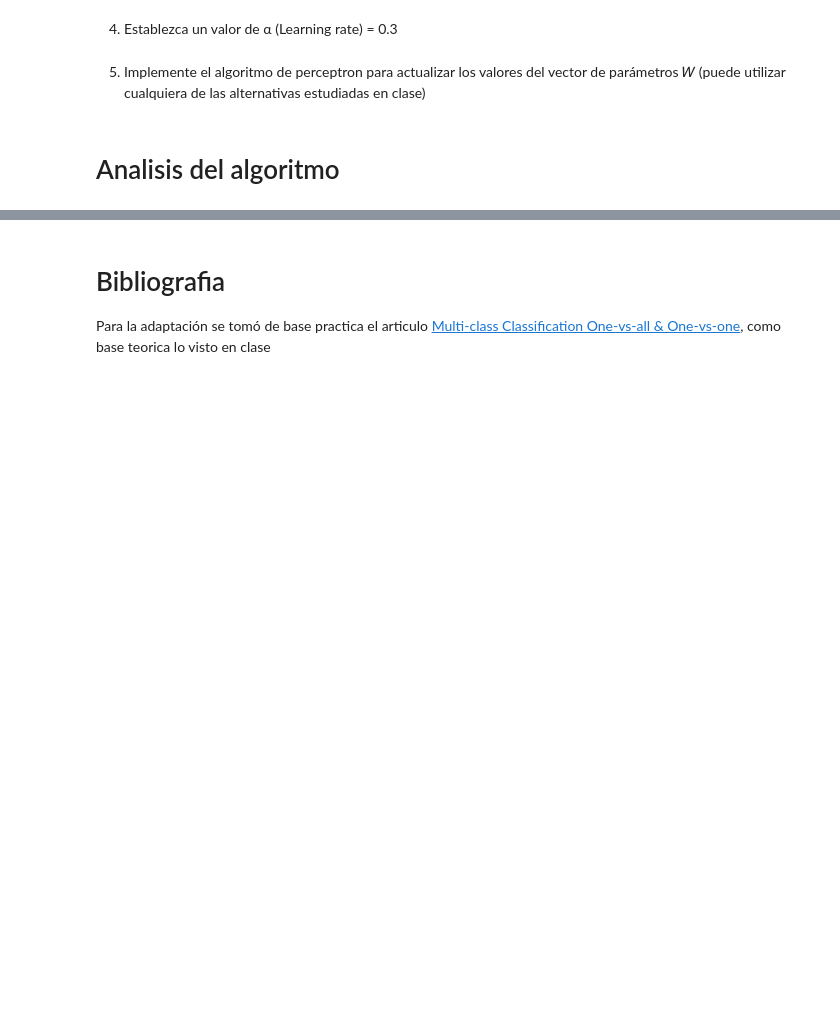
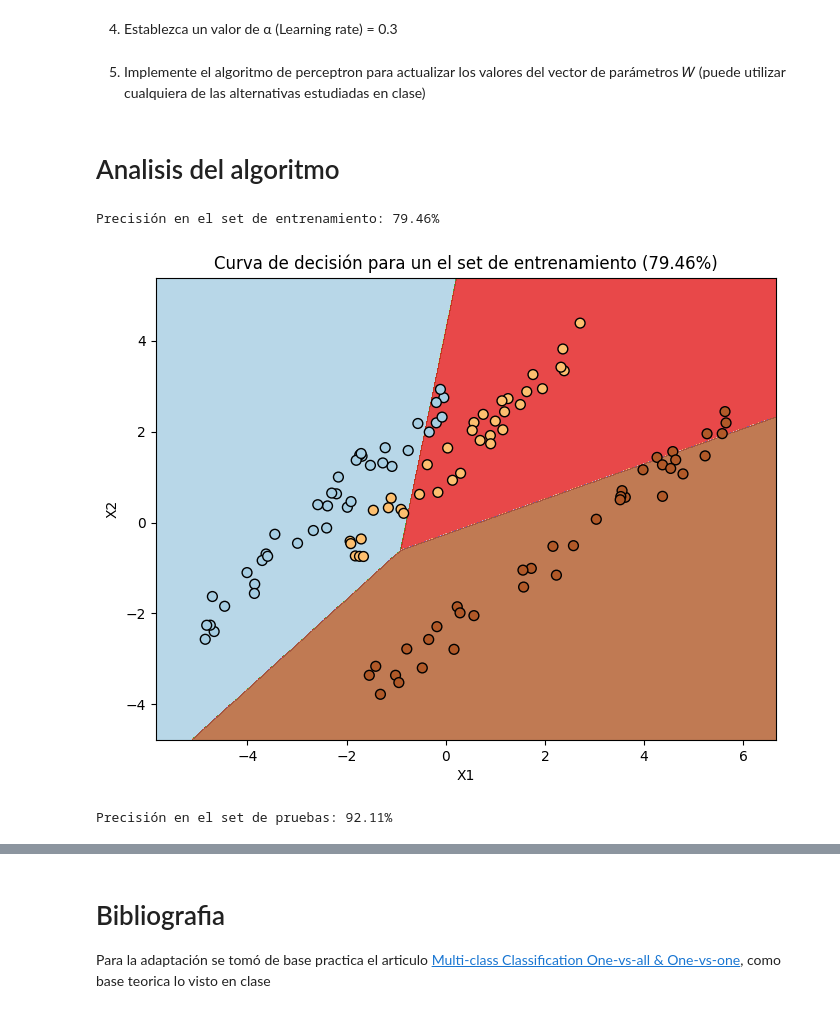
Before and after one commit to AndresMpa/deep-learning, a Jupyter notebook: labs/task/laboratory_1/perceptron/lab_1_multiclass_perceptron.ipynb, the cells around one changed output, grey strips where cells are left out. Saved outputs shown, nothing was run; the diff lists cells and outputs as text; code cells hidden in the pictures; blank space fills up the shorter version.

```diff
--- a/labs/task/laboratory_1/perceptron/lab_1_multiclass_perceptron.ipynb
+++ b/labs/task/laboratory_1/perceptron/lab_1_multiclass_perceptron.ipynb
@@ -133,0 +134,58 @@ curve_length = -(weight[2] + weight[0] * curve_size) / weight[1]
+# %%
+correct = 0
+for item in range(train_set.shape[0]):
+    true_label = y_train[item]
+    predicted_label = np.argmax(np.dot(weight, x_train[item, :]))
+
+    if true_label == predicted_label:
+        correct += 1
+
+accuracy = correct / train_set.shape[0]
+print(f'Precisión en el set de entrenamiento: {accuracy * 100:.2f}%')
+# %% [output]
+Precisión en el set de entrenamiento: 79.46%
+# %%
+def mesh_draw(data_set, stage_set, color, mesh_label):
+
+  # Visualizar la curva de decisión
+  plt.figure(figsize=(8, 6))
+
+  # Crear una malla de puntos para la visualización
+  x_min, x_max = data_set[:, 0].min() - 1, data_set[:, 0].max() + 1
+  y_min, y_max = data_set[:, 1].min() - 1, data_set[:, 1].max() + 1
+  xx, yy = np.meshgrid(np.arange(x_min, x_max, 0.01), np.arange(y_min, y_max, 0.01))
+
+  # Predecir la clase para cada punto en la malla
+  Z = np.argmax(np.dot(np.column_stack((xx.ravel(), yy.ravel(), np.ones(xx.ravel().shape[0]))), weight.T), axis=1)
+  Z = Z.reshape(xx.shape)
+
+  # Visualizar la curva de decisión
+  plt.contourf(xx, yy, Z, cmap=color, alpha=0.8)
+
+  # Añadir puntos de datos de muestra
+  plt.scatter(data_set[:, 0], data_set[:, 1], c=stage_set, edgecolors='k', cmap=color, marker='o', s=50)
+
+  # Configurar etiquetas y título
+  plt.xlabel('X1')
+  plt.ylabel('X2')
+  plt.title(f"{mesh_label}")
+
+  # Mostrar el gráfico
+  plt.show()
+# %%
+mesh_draw(x_train, y_train, plt.cm.Paired, f'Curva de decisión para un el set de entrenamiento ({accuracy * 100:.2f}%)')
+# %% [output]
+[figure, added]
+# %%
+correct = 0
+for item in range(test_set.shape[0]):
+    true_label = y_test[item]
+    predicted_label = np.argmax(np.dot(weight, x_test[item, :]))
+
+    if true_label == predicted_label:
+        correct += 1
+
+accuracy = correct / test_set.shape[0]
+print(f'Precisión en el set de pruebas: {accuracy * 100:.2f}%')
+# %% [output]
+Precisión en el set de pruebas: 92.11%
```
Also changed, not shown: parts of 16 cells of this notebook, 14 other files.
